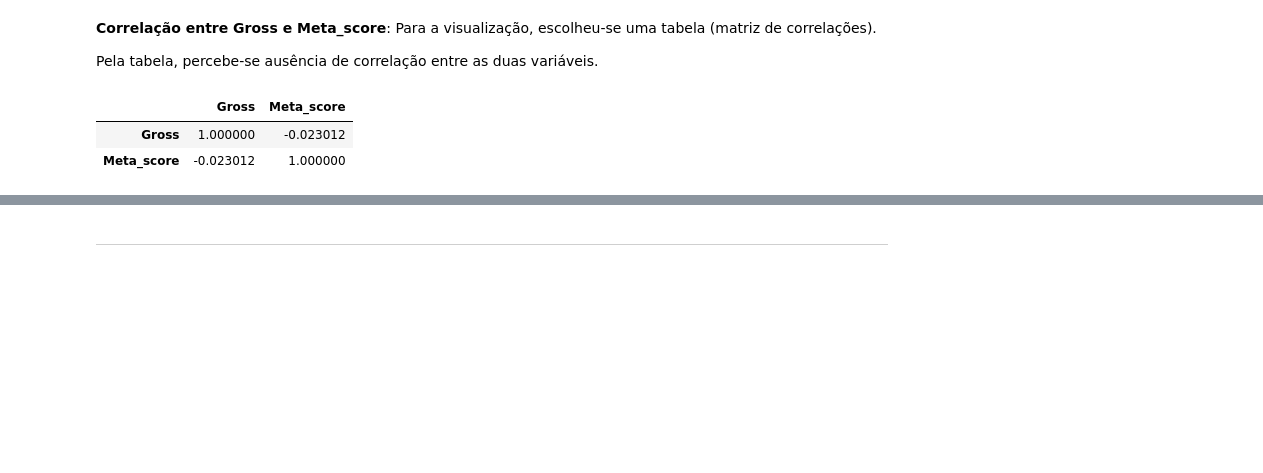
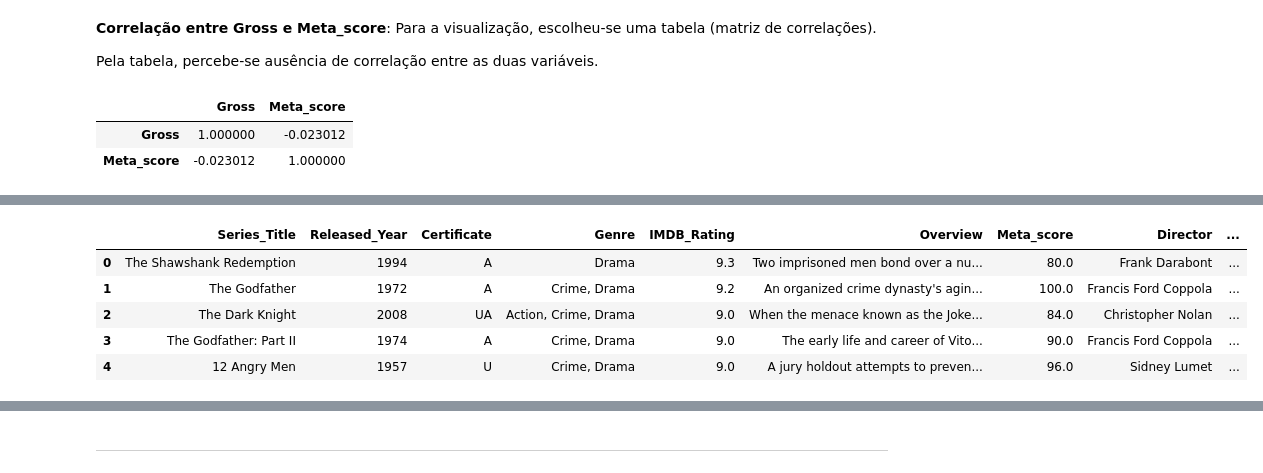
Before and after one commit to ciziks/IMDB-data-visualization, a Jupyter notebook: imdb_analysis.ipynb, the cells around one changed output, grey strips where cells are left out. Saved outputs shown, nothing was run; the diff lists cells and outputs as text; code cells hidden in the pictures; blank space fills up the shorter version.

```diff
--- a/imdb_analysis.ipynb
+++ b/imdb_analysis.ipynb
@@ -478,0 +502,20 @@ df[["Gross", "Meta_score"]].corr()
+# %%
+# tratando a base de dados para que seja possivel aplicar o método (ordenando pelo IMDB_Rating e transformando a variável
+# Runtime em numérica)
+
+df_sorted = df.sort_values(by='IMDB_Rating', ascending = False)
+
+def extract_minutes(runtime):
+    return int(runtime.split(' ')[0])
+
+df_sorted['Runtime (min)'] = df_sorted['Runtime'].apply(extract_minutes)
+
+df_sorted.drop(columns=['Runtime'], inplace=True)
+df_sorted.head()
+# %% [output]
+|  | Series_Title | Released_Year | Certificate | Genre | IMDB_Rating | Overview | Meta_score | Director | ... |
+| 0 | The Shawshank Redemption | 1994 | A | Drama | 9.3 | Two imprisoned men bond over a nu... | 80.0 | Frank Darabont | ... |
+| 1 | The Godfather | 1972 | A | Crime, Drama | 9.2 | An organized crime dynasty's agin... | 100.0 | Francis Ford Coppola | ... |
+| 2 | The Dark Knight | 2008 | UA | Action, Crime, Drama | 9.0 | When the menace known as the Joke... | 84.0 | Christopher Nolan | ... |
+| 3 | The Godfather: Part II | 1974 | A | Crime, Drama | 9.0 | The early life and career of Vito... | 90.0 | Francis Ford Coppola | ... |
+| 4 | 12 Angry Men | 1957 | U | Crime, Drama | 9.0 | A jury holdout attempts to preven... | 96.0 | Sidney Lumet | ... |
```
Also changed, not shown: parts of 16 cells of this notebook.
